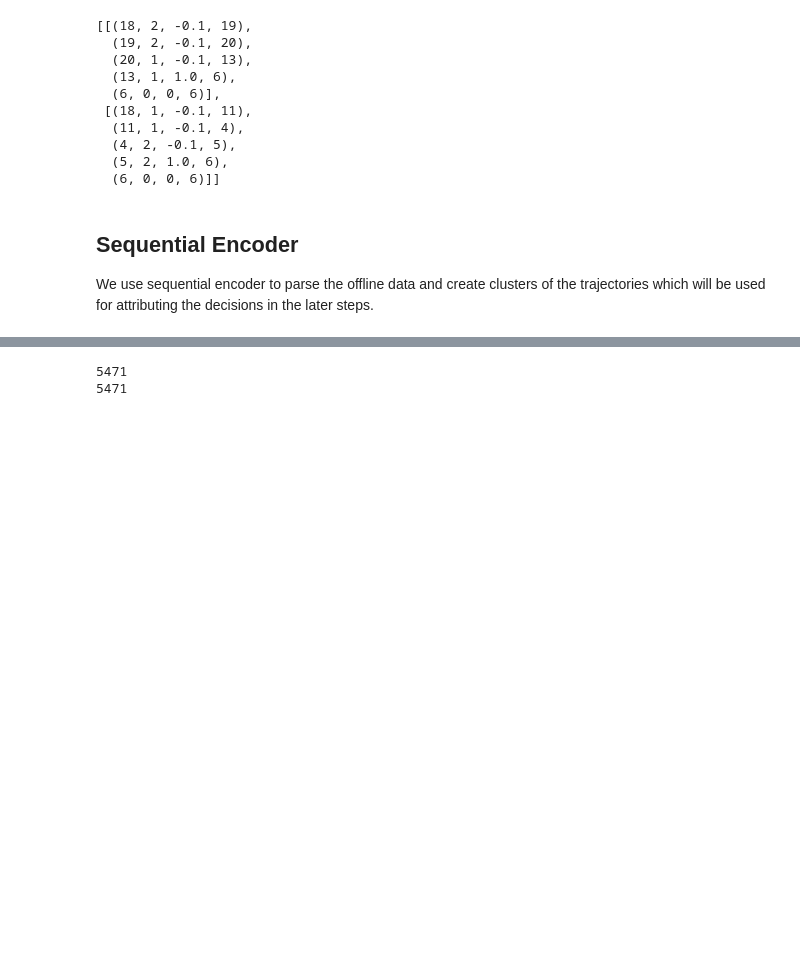
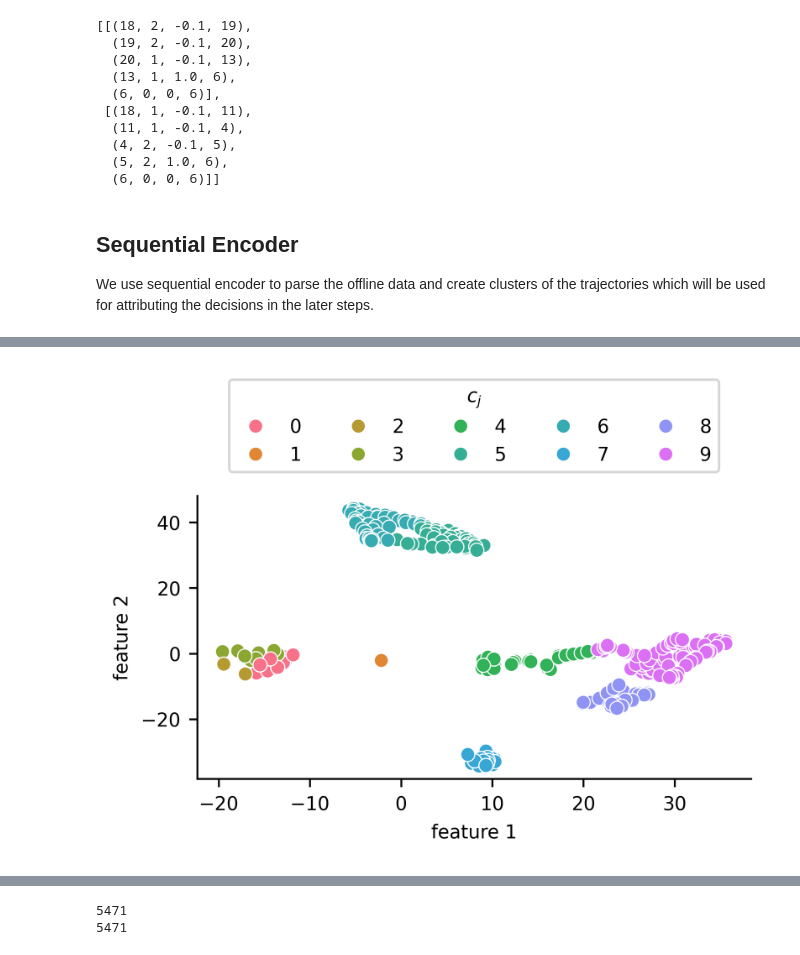
Before and after one commit to yangbaechu/xrl_with_trajectories, a Jupyter notebook: gridworld_expts.ipynb, the cells around one changed output, grey strips where cells are left out. Saved outputs shown, nothing was run; the diff lists cells and outputs as text; code cells hidden in the pictures; blank space fills up the shorter version.

```diff
--- a/gridworld_expts.ipynb
+++ b/gridworld_expts.ipynb
@@ -139,0 +444,37 @@ We use sequential encoder to parse the offline data and create clusters of the t
+# %%
+traj_cluster_labels = np.zeros(len(traj_embeddings), dtype=int)
+
+for cluster_id, cluster in enumerate(clusters):
+    for traj_id in cluster:
+        traj_cluster_labels[traj_id] = cluster_id
+
+palette = sns.color_palette('husl', len(clusters) + 1)
+# pca_traj = PCA(n_components=2)
+# pca_traj_embeds = pca_traj.fit_transform(traj_embeddings)
+plotting_data = {'feature 1': tsne_traj_embeddings[:, 0],
+                 'feature 2': tsne_traj_embeddings[:, 1],
+                 'cluster id': traj_cluster_labels}
+df = pd.DataFrame(plotting_data)
+
+plt.figure(figsize=(4,3))
+data_ax = sns.scatterplot(x='feature 1',
+                          y='feature 2',
+                          hue='cluster id',
+                          palette=palette[:len(clusters)],
+                          data=df,
+                          legend=True)
+plt.legend(title = '$c_{j}$', loc='lower center', bbox_to_anchor=(0.5, 1.05), ncol=5)
+# plt.legend(title = '$c_{j}$', loc='center left', bbox_to_anchor=(1., 0.7), ncol=2)
+# for cid, _ in enumerate(cluster_data_embeds):
+#     data_ax.text(pca_data_embeds[:, 0][cid],
+#                  pca_data_embeds[:, 1][cid],
+#                  str(cid),
+#                  horizontalalignment='left',
+#                  size='medium',
+#                  color='black',
+#                  weight='semibold')
+plt.tight_layout()
+plt.savefig('./traj_clustering_grid.pdf')
+plt.show()
+# %% [output]
+[figure, added]
```
Also changed, not shown: parts of 21 cells of this notebook, 2 other files.
